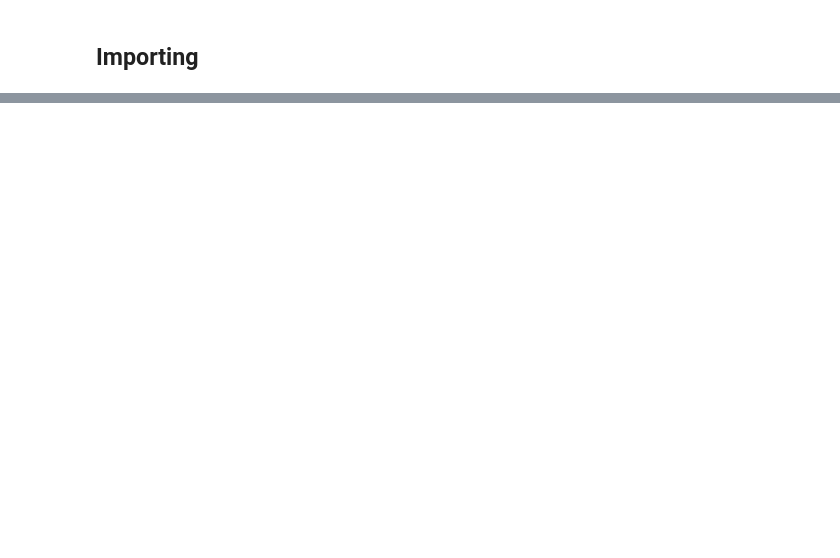
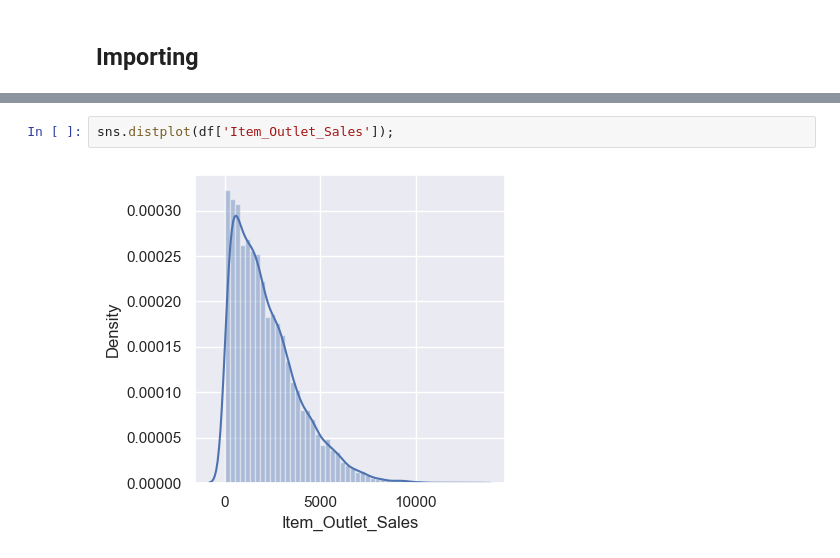
Before and after one commit to Motaz-gamal-77/Big-Mart-Sales-Predictions, a Jupyter notebook: Sales prediction.ipynb, the cells around one changed output, grey strips where cells are left out. Drawn from its saved outputs; the diff is of its cells as text; blank space fills up the shorter version.

```diff
--- a/Sales prediction.ipynb
+++ b/Sales prediction.ipynb
@@ -15,0 +252,4 @@ SyntaxError: (unicode error) 'unicodeescape' codec can't decode bytes in positio
+# %%
+sns.distplot(df['Item_Outlet_Sales']);
+# %% [output]
+[figure, added]
```
Also changed, not shown: parts of 63 cells of this notebook.
